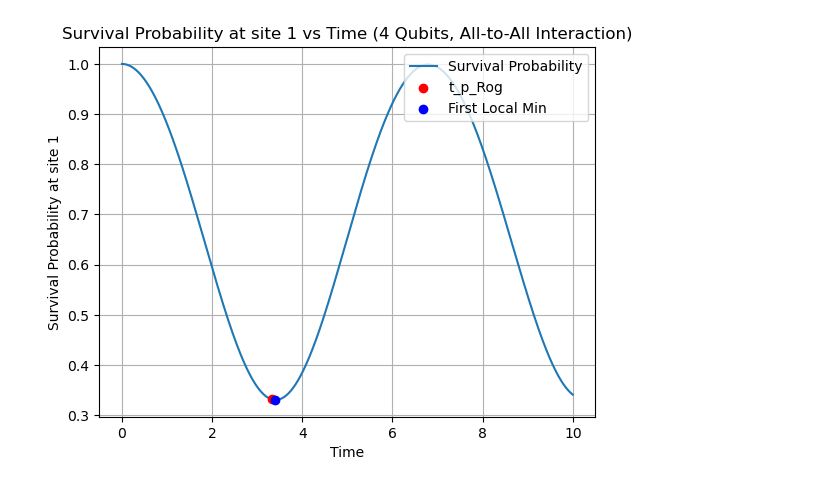
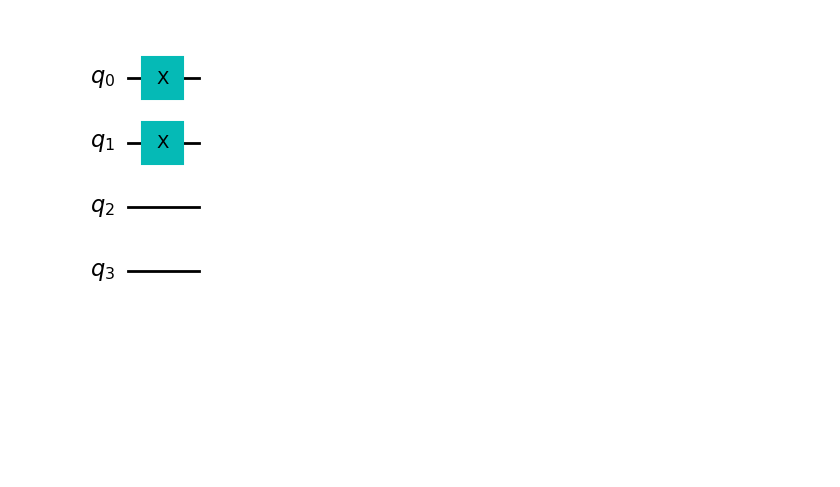
Before and after one commit to zlaraib/QCNO, a Jupyter notebook: build_circuit/collective_osc.ipynb, the cells around one changed output. Drawn from its saved outputs; the diff is of its cells as text; code cells hidden in the pictures; blank space fills up the shorter version.

Commit message:
divided collective osc hamiltonian script for output of ciruit and the surv prob plot

```diff
--- a/build_circuit/collective_osc.ipynb
+++ b/build_circuit/collective_osc.ipynb
@@ -7,7 +7,6 @@ from scipy.linalg import expm
 from qiskit import Aer, transpile, assemble
 from qiskit.providers.aer import AerSimulator
 from qiskit.circuit import QuantumCircuit
-from qiskit.visualization import circuit_drawer
 from qiskit.quantum_info import Pauli, Statevector, Operator
 
 # Constants and simulation parameters
@@ -55,81 +54,11 @@ for i in range(N_sites -1):
 # Total Hamiltonian H = H_vac + H_SI
 H_total = H_vac + H_SI
 
-# Print Hamiltonians for verification
-print("Hamiltonian H_vac:\n", H_vac)
-print("\nHamiltonian H_SI:\n", H_SI)
-print("\nTotal Hamiltonian H_total:\n", H_total)
-
 # Create a quantum circuit for the initial state |1100>
-qc = QuantumCircuit(N)
+qc = QuantumCircuit(N_sites)
 qc.x([0, 1])  # Apply X gate to the first and second qubits to create |1100> state
 initial_state = Statevector.from_label('1100')
 
 # Visualize the initial quantum circuit
-qc_drawn = circuit_drawer(qc, output='mpl')
-qc_drawn.show()
-
-# Define time steps
-times = np.linspace(0, 10, 1000)  # Extending the time range to 10
-sigma_z_expectations = []
-
-# Simulate the circuit for different time steps
-simulator = AerSimulator()
-
-for time in times:
-    # Time evolution
-    U = Operator(expm(-1j * H_total * time))
-    evolved_state = initial_state.evolve(U)
-
-    # Measure expectation value of sigma_z on the first qubit
-    z_expectation = evolved_state.expectation_value(Pauli('Z') ^ Pauli('I') ^ Pauli('I') ^ Pauli('I')).real
-    sigma_z_expectations.append(z_expectation)
-
-# Calculate survival probability
-survival_probabilities = (1 - np.array(sigma_z_expectations)) / 2
-
-
-# Function to find the index of the first local minimum
-def find_first_local_minima_index(arr):
-    n = len(arr)
-    for i in range(1, n - 1):
-        if arr[i] < arr[i - 1] and arr[i] < arr[i + 1]:
-            return i
-    return -1
-
-# Index of the first minimum of the survival probabilities
-i_first_local_min = find_first_local_minima_index(survival_probabilities)
-
-# Calculate the corresponding time and survival probability at the first local minimum
-if i_first_local_min != -1:
-    t_min = times[i_first_local_min]
-    min_survival_prob = survival_probabilities[i_first_local_min]
-    print(f"Index of the first local minimum: {i_first_local_min}")
-    print(f"Corresponding time of first minimum index: {t_min}")
-    print(f"Survival probability at first local minimum: {min_survival_prob}")
-else:
-    print("No local minimum found in the array.")
-
-t_p_Rog = a_t * np.log(N_sites) + b_t * np.sqrt(N_sites) + c_t
-print("t_p_Rog= ", t_p_Rog)
-
-# Assert condition
-assert abs(t_min - t_p_Rog) < τ + tolerance, "The time of the first minimum survival probability is not within the expected range."
-
-# Plot the survival probability at site 1 against time
-plt.plot(times, survival_probabilities, label='Survival Probability')
-plt.xlabel('Time')
-plt.ylabel('Survival Probability at site 1')
-plt.title('Survival Probability at site 1 vs Time (4 Qubits, All-to-All Interaction)')
-
-# Add scatter point for Rogerro's fit
-plt.scatter([t_p_Rog], [survival_probabilities[np.abs(times - t_p_Rog).argmin()]], color='red', label="t_p_Rog", zorder=5)
-
-# Add scatter point for the first local minimum
-if i_first_local_min != -1:
-    plt.scatter([t_min], [min_survival_prob], color='blue', label="First Local Min", zorder=5)
-
-plt.legend(loc="upper right")
-plt.grid(True)
-plt.show()
+qc.draw(output='mpl', style='clifford')
 # %% [output]
@@ -153 +65 @@ t_p_Rog=  3.3168242980107463
-[figure, old version]
+[figure, new version]
```
Also changed, not shown: parts of 2 cells of this notebook.
